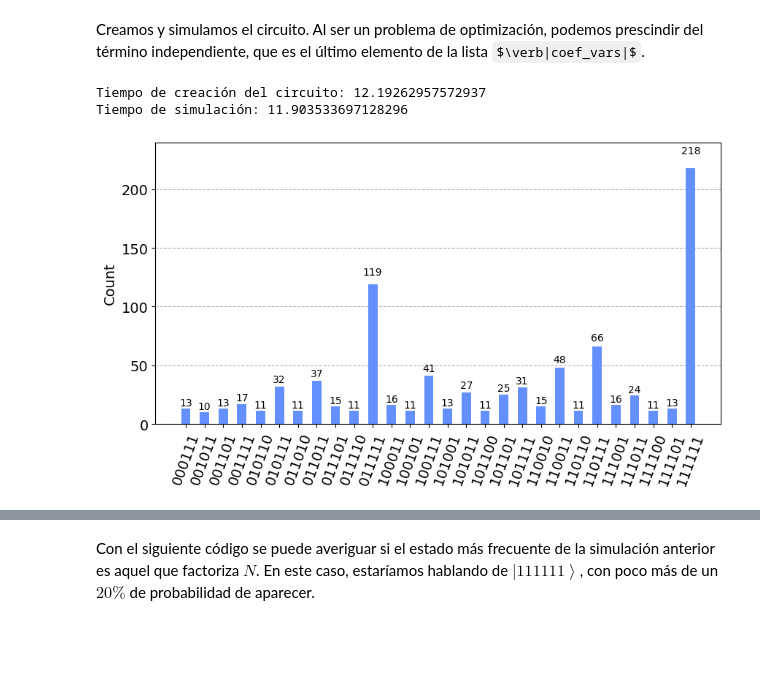
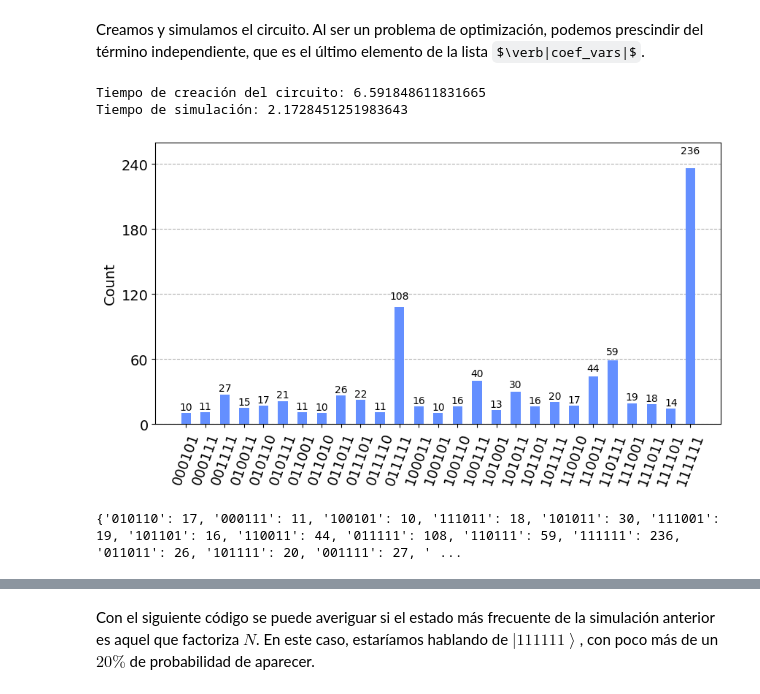
Before and after one commit to Mariomc10/C-digos_TFM, a Jupyter notebook: Shor_Adiabatico.ipynb, the cells around one changed output, grey strips where cells are left out. Saved outputs shown, nothing was run; the diff lists cells and outputs as text; code cells hidden in the pictures; some formulas as TeX source; blank space fills up the shorter version.

```diff
--- a/Shor_Adiabatico.ipynb
+++ b/Shor_Adiabatico.ipynb
@@ -117,7 +116,7 @@ Recomendamos al lector que revise la notación empleada para el proceso de digit
 import sympy as sp
 
 # Parámetros iniciales
-N = 31*7
+N = 7*31
 ident = sp.symbols("I")  # Símbolo representando la matriz identidad
 
 # Número de qubits. Asumimos longitudes de factores conocidas
@@ -281,37 +278,40 @@ Creamos y simulamos el circuito. Al ser un problema de optimización, podemos pr
 # %%
 # Circuito para la digitalización
 t0 = time()
 dig_circuit_qreg = QuantumRegister(nx+ny)
 dig_circuit_creg = ClassicalRegister(nx+ny)
 dig_circuit = QuantumCircuit(dig_circuit_qreg,dig_circuit_creg)
 
 # Comenzamos con el estado fundamental del Hamiltoniano inicial
 dig_circuit.h(dig_circuit_qreg)
 
-# Troterización
+# Trotterización
 for i in [delta_t*i for i in range(1,num_it+1)]:
-    dig_circuit.rx(2*(1-lam_t(i))*hx*delta_t,dig_circuit_qreg)
-    dig_circuit.barrier()
-    for coef, vars in coef_vars[:-1]:                                                                                # No tomamos el término independiente del Hamiltoniano
+    dig_circuit.rx(2*(1-lam_t(i))*(-1)*delta_t,dig_circuit_qreg)                                                    # Factor -1 debido al coeficiente del Hamiltoniano inicial
+    for coef, vars in coef_vars[:-1]:                                                                               # No tomamos el término independiente del Hamiltoniano
         dig_circuit.append(puerta_coef(int(coef)*lam_t(i)*delta_t,len(vars)),[dig_circuit_qreg[i-1] for i in vars])
-        dig_circuit.barrier()
 
 # Mediciones
 dig_circuit.measure(dig_circuit_qreg,dig_circuit_creg)
 t1 = time()-t0
 print("Tiempo de creación del circuito:",t1)
 
 # Simulación en qasm_simulator
+dig_circuit = dig_circuit.decompose()                   # Para evitar tiempo de traspilado tomamos el circuito descompuesto
 t0 = time()
 backend = Aer.get_backend("qasm_simulator")
-result = backend.run(dig_circuit.decompose(),shots=1000).result()   # Para evitar tiempo de traspilado simulamos el circuito descompuesto
+result = backend.run(dig_circuit,shots=1000).result()
 t1 = time()-t0
 print("Tiempo de simulación:",t1)
 
 # Mostramos los resultados que superan un 1% de los shots realizados
 filt_counts = {k:v for k,v in result.get_counts().items() if v >= 1000*0.01}
 display(plot_histogram(filt_counts,figsize=(10,5)))
 # %% [output]
-Tiempo de creación del circuito: 12.19262957572937
-Tiempo de simulación: 11.903533697128296
+Tiempo de creación del circuito: 6.591848611831665
+Tiempo de simulación: 2.1728451251983643
-[figure, old version]
+[figure, new version]
+# %%
+print(filt_counts)
+# %% [output]
+{'010110': 17, '000111': 11, '100101': 10, '111011': 18, '101011': 30, '111001': 19, '101101': 16, '110011': 44, '011111': 108, '110111': 59, '111111': 236, '011011': 26, '101111': 20, '001111': 27, ' ...
```
Also changed, not shown: parts of 14 cells of this notebook, 2 other files.
